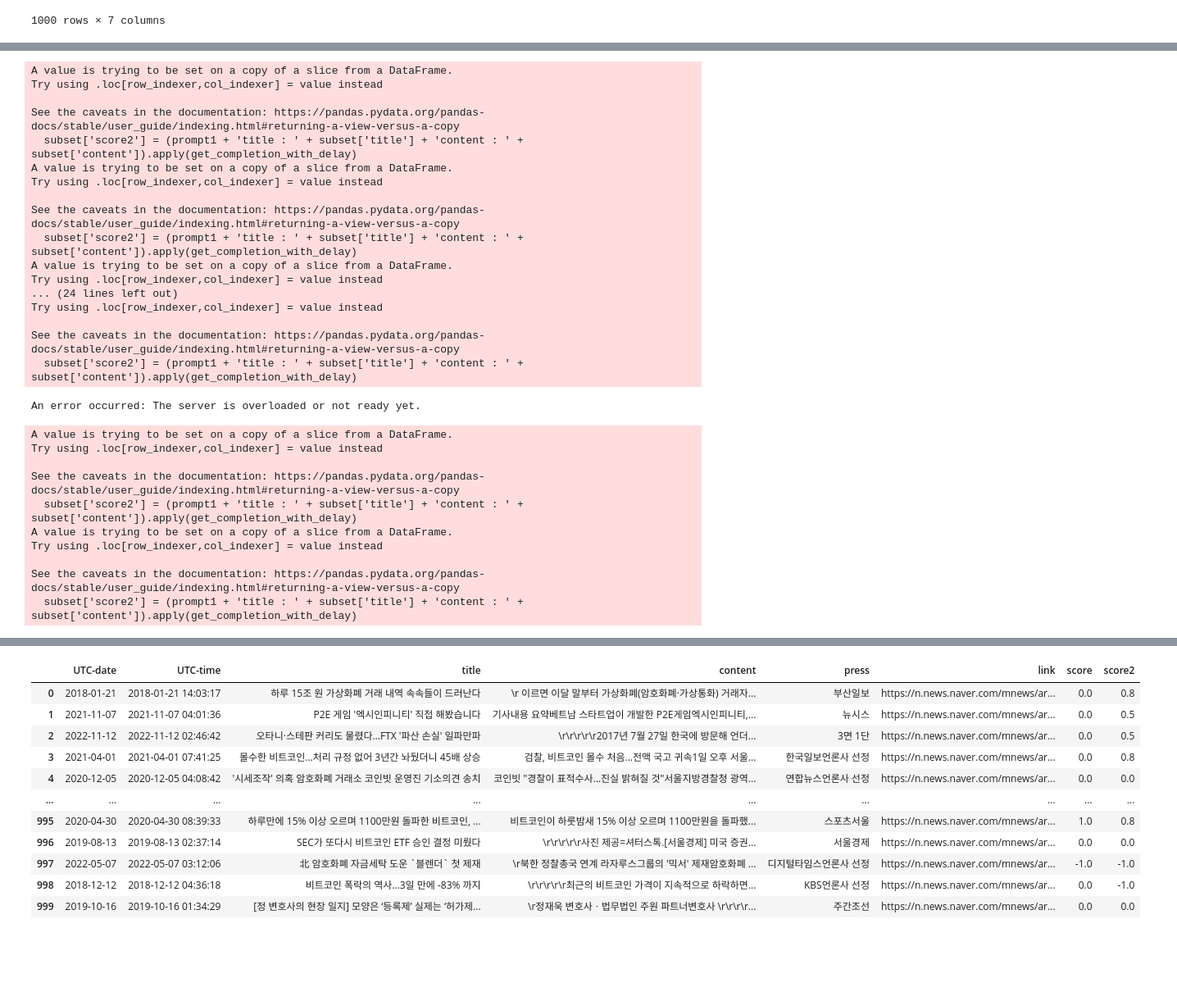
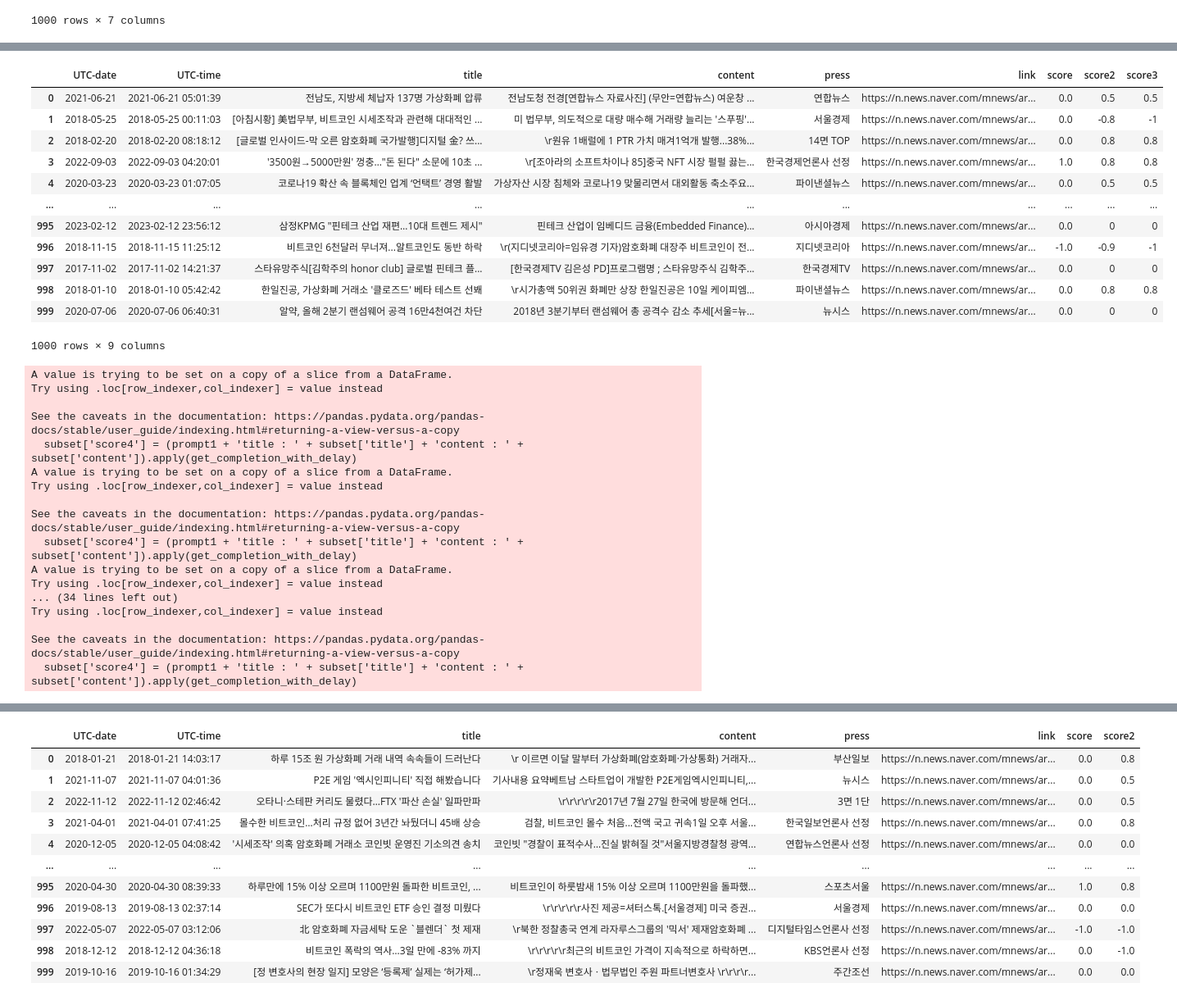
Before and after one commit to boyu571/LLM_based_investment_research, a Jupyter notebook: new/1228.ipynb, the cells around one changed output, grey strips where cells are left out. Shown at 82% size. Saved outputs shown, nothing was run; the diff lists cells and outputs as text; code cells hidden in the pictures; blank space fills up the shorter version.

```diff
--- a/new/1228.ipynb
+++ b/new/1228.ipynb
@@ -54,3 +71,19 @@ testdata
+# %%
+testdata
+# %% [output]
+|  | UTC-date | UTC-time | title | content | press | link | score | score2 | score3 |
+| 0 | 2021-06-21 | 2021-06-21 05:01:39 | 전남도, 지방세 체납자 137명 가상화폐 압류 | 전남도청 전경[연합뉴스 자료사진] (무안=연합뉴스) 여운창 ... | 연합뉴스 | https://n.news.naver.com/mnews/ar... | 0.0 | 0.5 | 0.5 |
+| 1 | 2018-05-25 | 2018-05-25 00:11:03 | [아침시황] 美법무부, 비트코인 시세조작과 관련해 대대적인 ... | 미 법무부, 의도적으로 대량 매수해 거래량 늘리는 '스푸핑'... | 서울경제 | https://n.news.naver.com/mnews/ar... | 0.0 | -0.8 | -1 |
+| 2 | 2018-02-20 | 2018-02-20 08:18:12 | [글로벌 인사이드-막 오른 암호화폐 국가발행]디지털 金? 쓰... | \r원유 1배럴에 1 PTR 가치 매겨1억개 발행...38%... | 14면 TOP | https://n.news.naver.com/mnews/ar... | 0.0 | 0.8 | 0.8 |
+| 3 | 2022-09-03 | 2022-09-03 04:20:01 | '3500원→5000만원' 껑충…"돈 된다" 소문에 10초 ... | \r[조아라의 소프트차이나 85]중국 NFT 시장 펄펄 끓는... | 한국경제언론사 선정 | https://n.news.naver.com/mnews/ar... | 1.0 | 0.8 | 0.8 |
+| 4 | 2020-03-23 | 2020-03-23 01:07:05 | 코로나19 확산 속 블록체인 업계 ‘언택트’ 경영 활발 | 가상자산 시장 침체와 코로나19 맞물리면서 대외활동 축소주요... | 파이낸셜뉴스 | https://n.news.naver.com/mnews/ar... | 0.0 | 0.5 | 0.5 |
+| ... | ... | ... | ... | ... | ... | ... | ... | ... | ... |
+| 995 | 2023-02-12 | 2023-02-12 23:56:12 | 삼정KPMG "핀테크 산업 재편…10대 트렌드 제시" | 핀테크 산업이 임베디드 금융(Embedded Finance)... | 아시아경제 | https://n.news.naver.com/mnews/ar... | 0.0 | 0 | 0 |
+| 996 | 2018-11-15 | 2018-11-15 11:25:12 | 비트코인 6천달러 무너져...알트코인도 동반 하락 | \r(지디넷코리아=임유경 기자)암호화폐 대장주 비트코인이 전... | 지디넷코리아 | https://n.news.naver.com/mnews/ar... | -1.0 | -0.9 | -1 |
+| 997 | 2017-11-02 | 2017-11-02 14:21:37 | 스타유망주식[김학주의 honor club] 글로벌 핀테크 플... | [한국경제TV 김은성 PD]프로그램명 ; 스타유망주식 김학주... | 한국경제TV | https://n.news.naver.com/mnews/ar... | 0.0 | 0 | 0 |
+| 998 | 2018-01-10 | 2018-01-10 05:42:42 | 한일진공, 가상화폐 거래소 '클로즈드' 베타 테스트 선봬 | \r시가총액 50위권 화폐만 상장 한일진공은 10일 케이피엠... | 파이낸셜뉴스 | https://n.news.naver.com/mnews/ar... | 0.0 | 0.8 | 0.8 |
+| 999 | 2020-07-06 | 2020-07-06 06:40:31 | 알약, 올해 2분기 랜섬웨어 공격 16만4천여건 차단 | 2018년 3분기부터 랜섬웨어 총 공격수 감소 추세[서울=뉴... | 뉴시스 | https://n.news.naver.com/mnews/ar... | 0.0 | 0 | 0 |
+1000 rows × 9 columns
 # %%
 # 모델에 맞는 인코딩을 로드합니다.
 encoding = tiktoken.encoding_for_model("gpt-3.5-turbo-16k")
@@ -109,7 +149,7 @@ result1 = pd.DataFrame()
 # data의 모든 행을 100행씩 처리합니다.
 for i in range(0, len(testdata), 100):
     subset = testdata.iloc[i:i+100]
-    subset['score2'] = (prompt1 + 'title : ' + subset['title'] + 'content : ' + subset['content']).apply(get_completion_with_delay)
+    subset['score4'] = (prompt1 + 'title : ' + subset['title'] + 'content : ' + subset['content']).apply(get_completion_with_delay)
     result1 = pd.concat([result1, subset])
     # result1.to_csv(f'/workspace/llm/sentiment/code/result1_{i+100}.csv', encoding='utf-8-sig')
 # %% [output]
@@ -117,30 +157,19 @@ A value is trying to be set on a copy of a slice from a DataFrame.
 Try using .loc[row_indexer,col_indexer] = value instead
 
 See the caveats in the documentation: https://pandas.pydata.org/pandas-docs/stable/user_guide/indexing.html#returning-a-view-versus-a-copy
-  subset['score2'] = (prompt1 + 'title : ' + subset['title'] + 'content : ' + subset['content']).apply(get_completion_with_delay)
+  subset['score4'] = (prompt1 + 'title : ' + subset['title'] + 'content : ' + subset['content']).apply(get_completion_with_delay)
 A value is trying to be set on a copy of a slice from a DataFrame.
 Try using .loc[row_indexer,col_indexer] = value instead
 
 See the caveats in the documentation: https://pandas.pydata.org/pandas-docs/stable/user_guide/indexing.html#returning-a-view-versus-a-copy
-  subset['score2'] = (prompt1 + 'title : ' + subset['title'] + 'content : ' + subset['content']).apply(get_completion_with_delay)
+  subset['score4'] = (prompt1 + 'title : ' + subset['title'] + 'content : ' + subset['content']).apply(get_completion_with_delay)
 A value is trying to be set on a copy of a slice from a DataFrame.
 Try using .loc[row_indexer,col_indexer] = value instead
-... (24 lines left out)
+... (34 lines left out)
 Try using .loc[row_indexer,col_indexer] = value instead
 
 See the caveats in the documentation: https://pandas.pydata.org/pandas-docs/stable/user_guide/indexing.html#returning-a-view-versus-a-copy
-  subset['score2'] = (prompt1 + 'title : ' + subset['title'] + 'content : ' + subset['content']).apply(get_completion_with_delay)
+  subset['score4'] = (prompt1 + 'title : ' + subset['title'] + 'content : ' + subset['content']).apply(get_completion_with_delay)
-An error occurred: The server is overloaded or not ready yet.
-A value is trying to be set on a copy of a slice from a DataFrame.
-Try using .loc[row_indexer,col_indexer] = value instead
-
-See the caveats in the documentation: https://pandas.pydata.org/pandas-docs/stable/user_guide/indexing.html#returning-a-view-versus-a-copy
-  subset['score2'] = (prompt1 + 'title : ' + subset['title'] + 'content : ' + subset['content']).apply(get_completion_with_delay)
-A value is trying to be set on a copy of a slice from a DataFrame.
-Try using .loc[row_indexer,col_indexer] = value instead
-
-See the caveats in the documentation: https://pandas.pydata.org/pandas-docs/stable/user_guide/indexing.html#returning-a-view-versus-a-copy
-  subset['score2'] = (prompt1 + 'title : ' + subset['title'] + 'content : ' + subset['content']).apply(get_completion_with_delay)
 # %%
 result1
 # %% [output]
```
Also changed, not shown: parts of 7 cells of this notebook, 2 other files.
